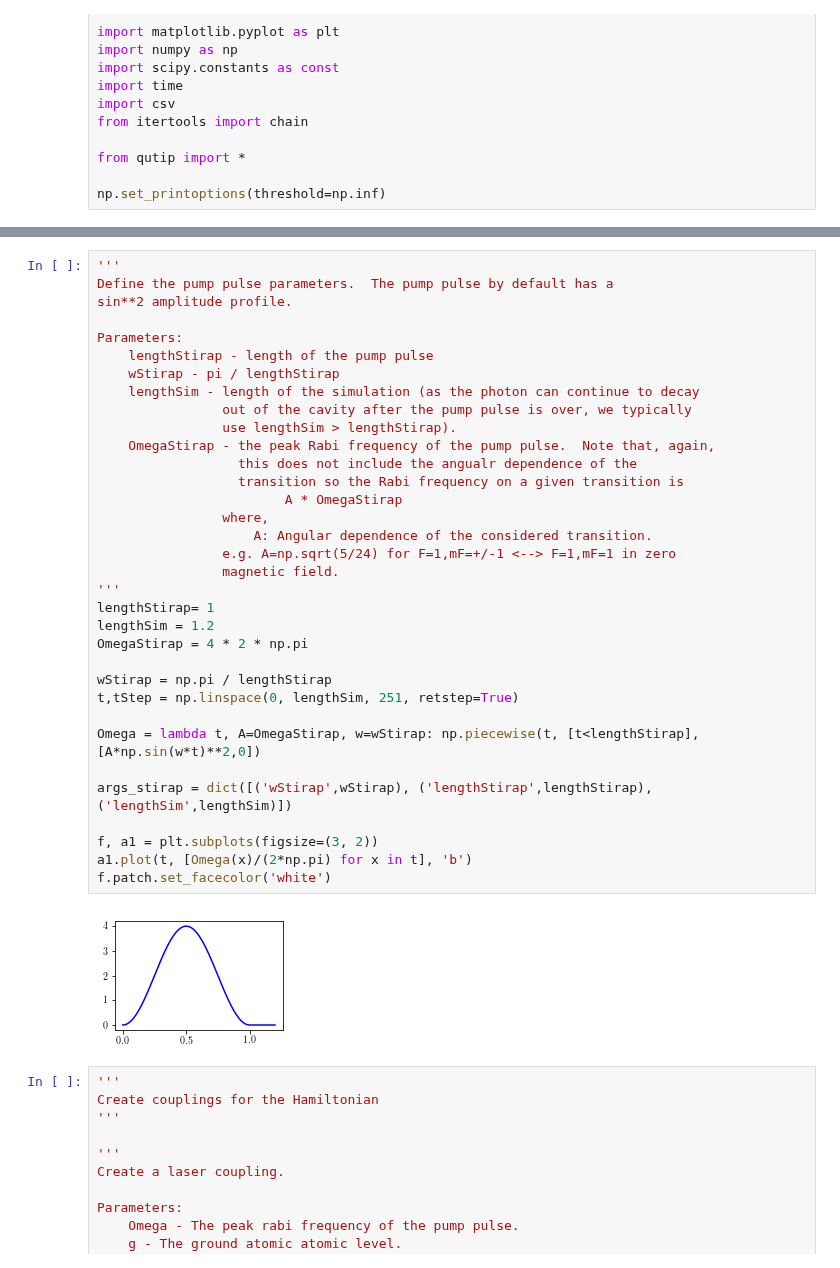
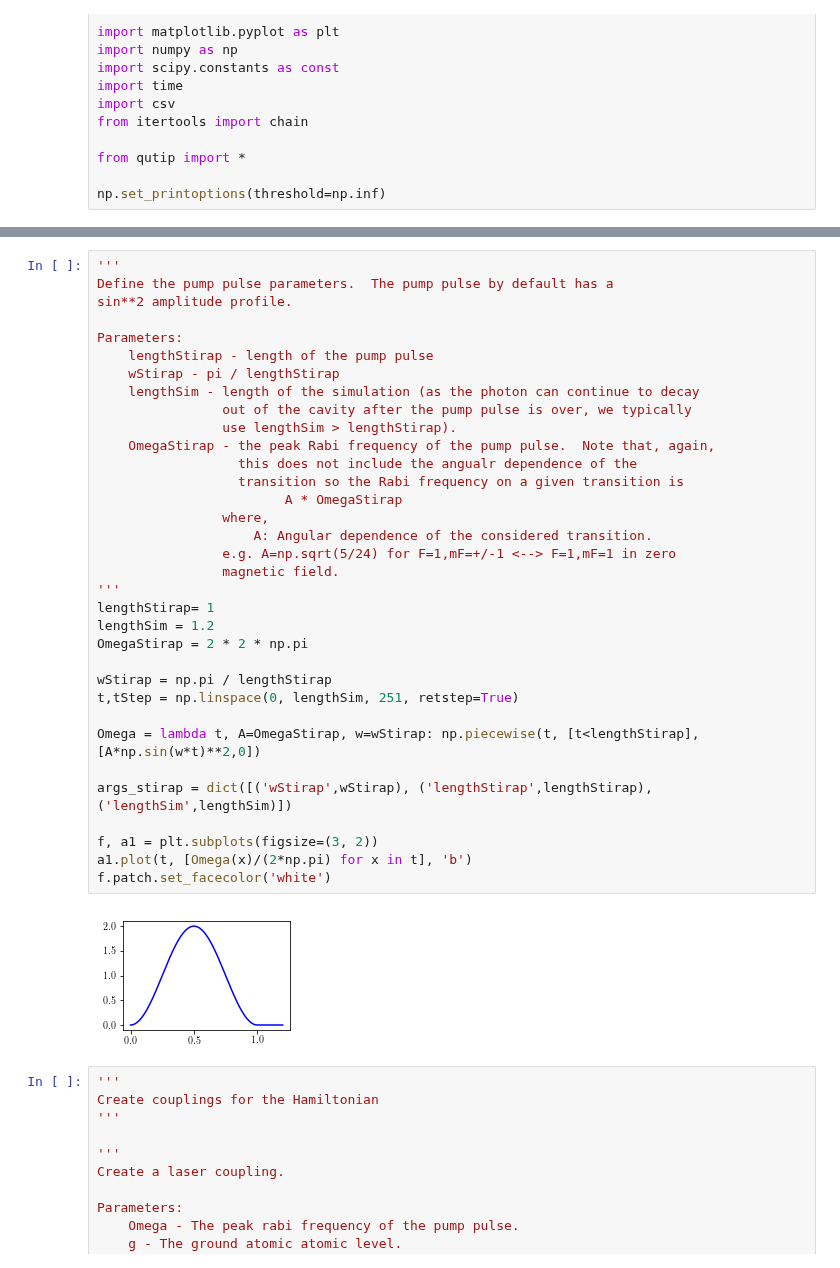
Before and after one commit to tomdbar/rb-cqed, a Jupyter notebook: vStirap-3lvl-complex-biref.ipynb, the cells around one changed output, grey strips where cells are left out. Cells and saved outputs as stored; diff of their text form.

```diff
--- a/vStirap-3lvl-complex-biref.ipynb
+++ b/vStirap-3lvl-complex-biref.ipynb
@@ -419,35 +402,35 @@ sin**2 amplitude profile.
 
 Parameters:
     lengthStirap - length of the pump pulse
     wStirap - pi / lengthStirap
     lengthSim - length of the simulation (as the photon can continue to decay
                 out of the cavity after the pump pulse is over, we typically
                 use lengthSim > lengthStirap).
     OmegaStirap - the peak Rabi frequency of the pump pulse.  Note that, again,
                   this does not include the angualr dependence of the
                   transition so the Rabi frequency on a given transition is
                         A * OmegaStirap
                 where,
                     A: Angular dependence of the considered transition.
                 e.g. A=np.sqrt(5/24) for F=1,mF=+/-1 <--> F=1,mF=1 in zero
                 magnetic field.
 '''
 lengthStirap= 1
 lengthSim = 1.2
-OmegaStirap = 4 * 2 * np.pi
+OmegaStirap = 2 * 2 * np.pi
 
 wStirap = np.pi / lengthStirap
 t,tStep = np.linspace(0, lengthSim, 251, retstep=True)
 
 Omega = lambda t, A=OmegaStirap, w=wStirap: np.piecewise(t, [t<lengthStirap], [A*np.sin(w*t)**2,0])
 
 args_stirap = dict([('wStirap',wStirap), ('lengthStirap',lengthStirap), ('lengthSim',lengthSim)])
 
 f, a1 = plt.subplots(figsize=(3, 2))
 a1.plot(t, [Omega(x)/(2*np.pi) for x in t], 'b')
 f.patch.set_facecolor('white')
 # %% [output]
-[figure, old version]
+[figure, new version]
 # %%
 '''
 Create couplings for the Hamiltonian
```
Also changed, not shown: parts of 6 cells of this notebook, 1 other file.
